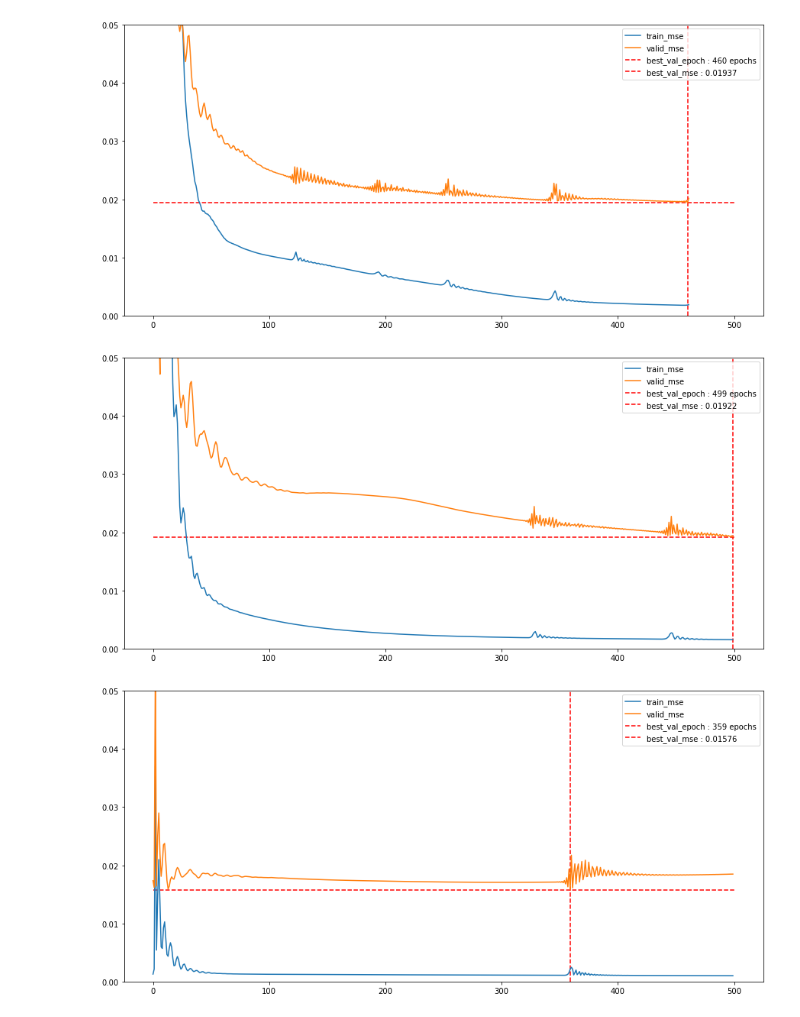
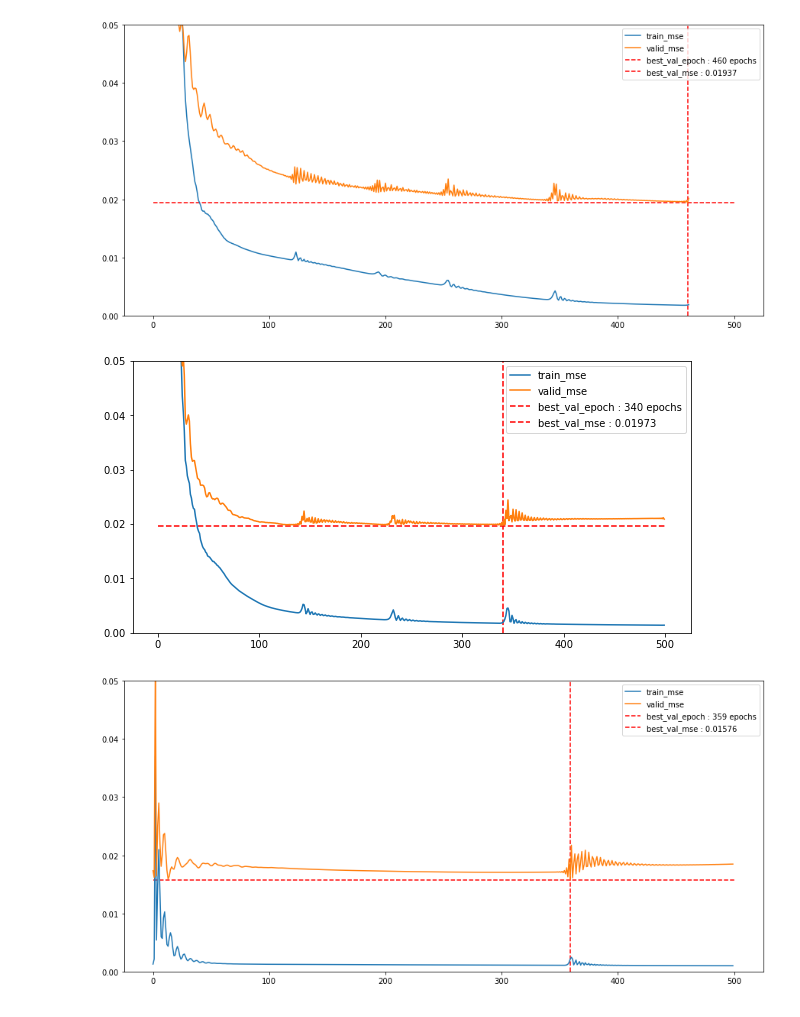
Before and after one commit to deagwon97/fp-ts, a Jupyter notebook: train_morning/train_trend.ipynb, the cells around one changed output. Drawn from its saved outputs; the diff is of its cells as text; code cells hidden in the pictures.

```diff
--- a/train_morning/train_trend.ipynb
+++ b/train_morning/train_trend.ipynb
@@ -55,7 +55,7 @@ optimizer = torch.optim.Adam(model_trend.parameters(), lr = 1e-2)
 criterion = nn.MSELoss(size_average = True)
 
 # Train model
-num_epochs  = 462
+num_epochs  = 340
 hist = np.zeros(num_epochs)
 
 train_error = []
@@ -151,23 +168,23 @@ plt.show()
 # %%
 # no time time 곱하기
 # cycle size 더하기
 # trend size 더하기
 
-plt.figure(figsize = [15, 7])
+plt.figure(figsize = [10, 5])
 plt.plot(train_error, label = 'train_mse')
 plt.plot(valid_error, label = 'valid_mse')
 
 plt.vlines(hist['best_val_epoch'], ymin = 0, ymax = 0.1,
              colors = 'red', ls = 'dashed', label = f"best_val_epoch : {hist['best_val_epoch']} epochs")
 plt.hlines(hist['best_val_error'], xmin = 0, xmax = 500,
              colors = 'red', ls = 'dashed', label = f"best_val_mse : {hist['best_val_error']:1.5f}")
 
 plt.xticks(label = 'epochs')
 plt.legend()
 plt.ylim(0,0.05)
 plt.show()
 # %% [output]
-[figure, old version]
+[figure, new version]
 # %%
 # no time time 곱하기
 # cycle size 더하기
```
Also changed, not shown: parts of 3 cells of this notebook.
